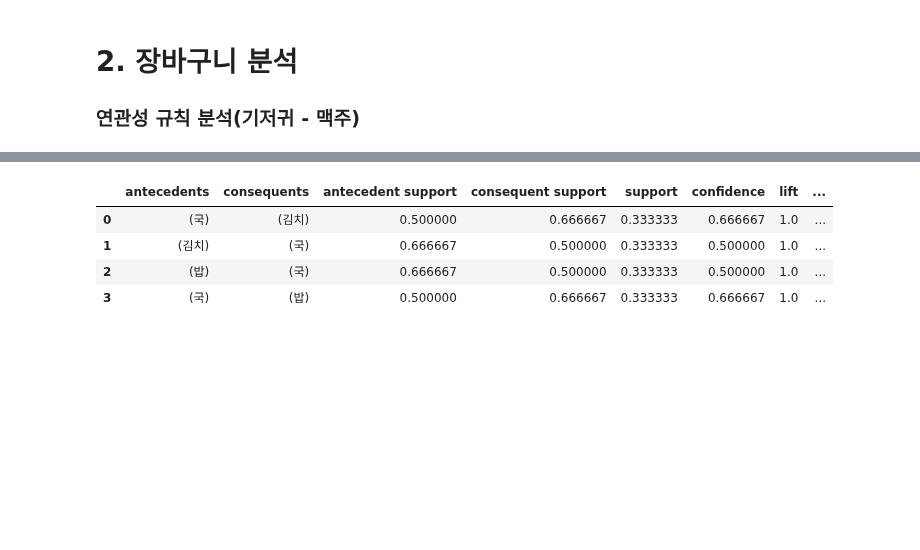
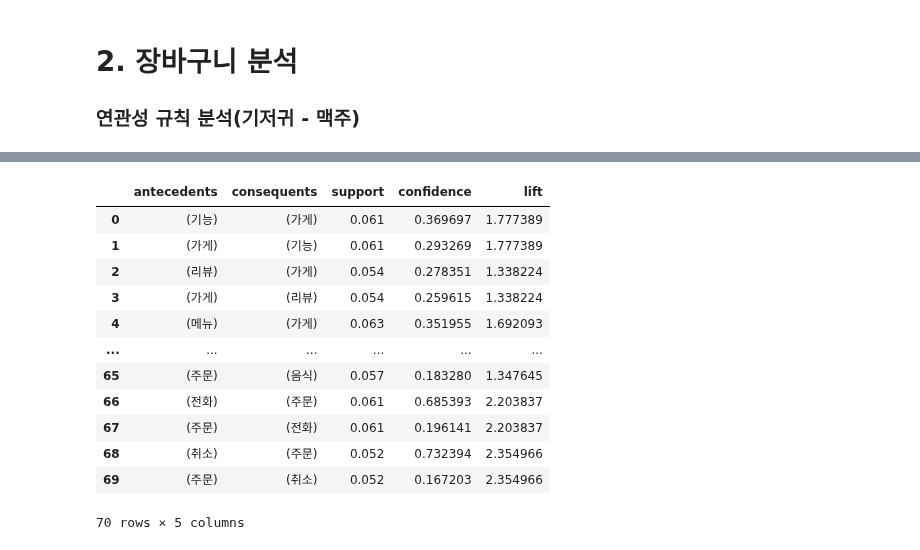
Before and after one commit to walker0625/nlp, a Jupyter notebook: nlp.ipynb, the cells around one changed output, grey strips where cells are left out. Cells and saved outputs as stored; diff of their text form; code cells hidden in the pictures; blank space fills up the shorter version.

```diff
--- a/nlp.ipynb
+++ b/nlp.ipynb
@@ -347,0 +396,3 @@ for each in main_list:
+# %%
+data = pd.read_csv("data/appreply2.csv", index_col=0)
+data.head()
@@ -349,20 +424,19 @@ for each in main_list:
 from mlxtend.preprocessing import TransactionEncoder
 from mlxtend.frequent_patterns import apriori, association_rules
 
-main_list = [
-    ["밥", "국", "김치"],
-    ["밥", "국"],
-    ["밥", "김치"],
-    ["라면", "김치"],
-    ["밥", "반찬"],
-    ["국", "김치"]
-]
-
-# 각 문장별로 해당하는 단어가 있는지 체크(T/F)
-
+# 분석 가능한 형태로 단어 목록 변환(T/F)
 te = TransactionEncoder()
-te_ary = te.fit(main_list).transform(main_list)
-df = pd.DataFrame(te_ary, columns=te.columns_)
+te_arr = te.fit(main_list).transform(main_list)
+df = pd.DataFrame(te_arr, columns=te.columns_)
 
 df
+
+# main_list = [
+#     ["밥", "국", "김치"],
+#     ["밥", "국"],
+#     ["밥", "김치"],
+#     ["라면", "김치"],
+#     ["밥", "반찬"],
+#     ["국", "김치"]
+# ]
 # %% [output]
@@ -376,7 +456,8 @@ df
 # %%
-# 각 리뷰를 통들어 가장 자주 등장하는 단어 추출
+# 단어들의 등장확률 계산
 
-frequent_itemsets = apriori(df, min_support=0.3, use_colnames=True)
+# 최소 0.05 이상, 연관단어 2개까지만
+frequent_itemsets = apriori(df, min_support=0.05, use_colnames=True, max_len=2)
 frequent_itemsets
 # %% [output]
 |  | support | itemsets |
@@ -389,11 +480,20 @@ frequent_itemsets
 # %%
-# 분석결과
+# 단어간의 연관관계 분석
 
 rules = association_rules(frequent_itemsets, metric="lift", min_threshold=1.0)
-rules
+rules[['antecedents', 'consequents', 'support', 'confidence', 'lift']]
+# A / B / 교집합 / A가 있을 때 B가 있을 비율(순서 x) / 1이상이면 A가 발생해야 B가 발생(유의미) - (순서 x)
 # %% [output]
-|  | antecedents | consequents | antecedent support | consequent support | support | confidence | lift | ... |
-| 0 | (국) | (김치) | 0.500000 | 0.666667 | 0.333333 | 0.666667 | 1.0 | ... |
-| 1 | (김치) | (국) | 0.666667 | 0.500000 | 0.333333 | 0.500000 | 1.0 | ... |
-| 2 | (밥) | (국) | 0.666667 | 0.500000 | 0.333333 | 0.500000 | 1.0 | ... |
-| 3 | (국) | (밥) | 0.500000 | 0.666667 | 0.333333 | 0.666667 | 1.0 | ... |
+|  | antecedents | consequents | support | confidence | lift |
+| 0 | (기능) | (가게) | 0.061 | 0.369697 | 1.777389 |
+| 1 | (가게) | (기능) | 0.061 | 0.293269 | 1.777389 |
+| 2 | (리뷰) | (가게) | 0.054 | 0.278351 | 1.338224 |
+| 3 | (가게) | (리뷰) | 0.054 | 0.259615 | 1.338224 |
+| 4 | (메뉴) | (가게) | 0.063 | 0.351955 | 1.692093 |
+| ... | ... | ... | ... | ... | ... |
+| 65 | (주문) | (음식) | 0.057 | 0.183280 | 1.347645 |
+| 66 | (전화) | (주문) | 0.061 | 0.685393 | 2.203837 |
+| 67 | (주문) | (전화) | 0.061 | 0.196141 | 2.203837 |
+| 68 | (취소) | (주문) | 0.052 | 0.732394 | 2.354966 |
+| 69 | (주문) | (취소) | 0.052 | 0.167203 | 2.354966 |
+70 rows × 5 columns
```
Also changed, not shown: parts of 49 cells of this notebook, 5 other files.
